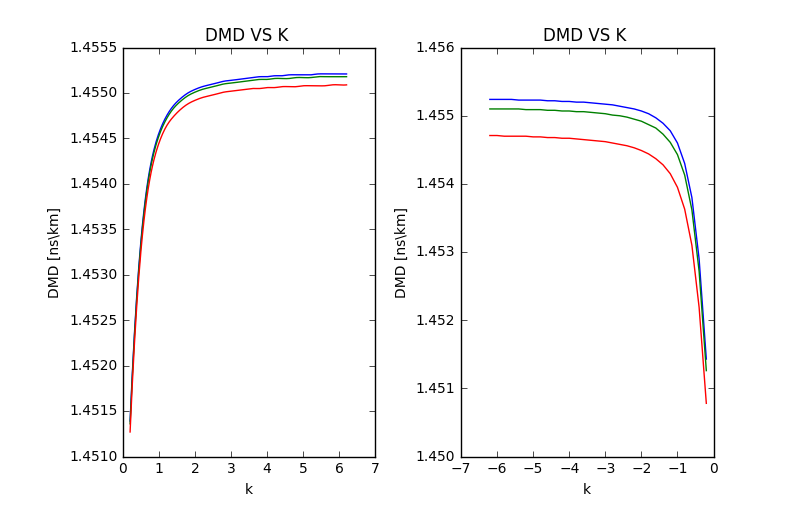
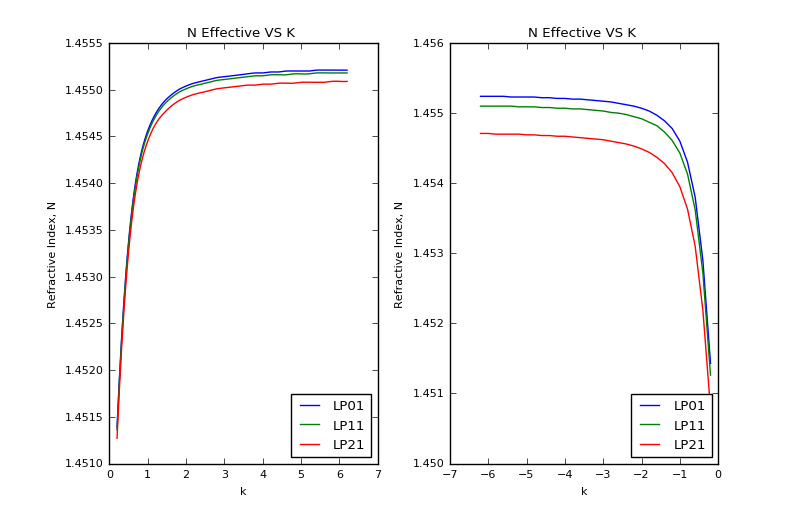
Before and after one commit to fakabbir/Few-Mode-Fiber, a Jupyter notebook: design1/Des_plot.ipynb, the cells around one changed output. Drawn from its saved outputs; the diff is of its cells as text; code cells hidden in the pictures.

```diff
--- a/design1/Des_plot.ipynb
+++ b/design1/Des_plot.ipynb
@@ -38,38 +40,43 @@ plt.show()
 # %%
 plt.figure()
-plt.rcParams.update({'font.size': 8})
-
+#plt.rcParams.update({'font.size': 8})
+plt.figure(figsize=(15,10))
 x1pos_smooth=np.linspace(x1pos.min(),x1pos.max(),300)
 y1pos_smooth=spline(x1pos,y1pos,x1pos_smooth)
 plt.subplot(2,2,1)
-plt.plot(x1pos_smooth,y1pos_smooth)
+plt.plot(x1pos_smooth,y1pos_smooth,label='T(LP11-LP01)')
 plt.xlabel("k")
 plt.ylabel("DMD [ns\km]")
 plt.title("DMD VS K ")
+plt.legend(loc='upper right')
 
 x2pos_smooth=np.linspace(x2pos.min(),x2pos.max(),300)
 y2pos_smooth=spline(x2pos,y2pos,x2pos_smooth)
 plt.subplot(2,2,2)
-plt.plot(x2pos_smooth,y2pos_smooth)
+plt.plot(x2pos_smooth,y2pos_smooth,label='T(LP21-LP01)')
 plt.xlabel("k")
 plt.ylabel("DMD [ns\km]")
 plt.title("DMD VS K ")
+plt.legend(loc='upper right')
 
 x1neg_smooth=np.linspace(x1neg.min(),x1neg.max(),300)
 y1neg_smooth=spline(x1neg,y1neg,x1neg_smooth)
 plt.subplot(2,2,3)
-plt.plot(x1neg_smooth,y1neg_smooth)
+plt.plot(x1neg_smooth,y1neg_smooth,label='T(LP11-LP01)')
 plt.xlabel("k")
 plt.ylabel("DMD [ns\km]")
 plt.title("DMD VS K ")
+plt.legend(loc='upper left')
 
 x2neg_smooth=np.linspace(x2neg.min(),x2neg.max(),300)
 y2neg_smooth=spline(x2neg,y2neg,x2neg_smooth)
 plt.subplot(2,2,4)
-plt.plot(x2neg_smooth,y2neg_smooth)
+plt.plot(x2neg_smooth,y2neg_smooth,label="T(LP21-LP01)")
 plt.xlabel("k")
 plt.ylabel("DMD [ns\km]")
 plt.title("DMD VS K ")
+plt.legend(loc='upper left')
 plt.tight_layout()
-plt.show()
+#plt.show()
+plt.savefig('seperate_dmd.png')
 # %% [output]
@@ -77,42 +85,45 @@ plt.show()
 # %%
 plt.figure(figsize=(7,5))
 y_formatter = matplotlib.ticker.ScalarFormatter(useOffset=False)
 
 neff0 = np.genfromtxt('neff_01.txt',delimiter=' ')
 neff1 = np.genfromtxt('neff_11.txt',delimiter=' ')
 neff2 = np.genfromtxt('neff_21.txt',delimiter=' ')
 #splie fit
 neff0_smooth=spline(x1pos,neff0,x1pos_smooth)
 neff1_smooth=spline(x1pos,neff1,x1pos_smooth)
 neff2_smooth=spline(x1pos,neff2,x1pos_smooth)
 
 plt.subplot(1,2,1)
-plt.plot(x1pos_smooth,neff0_smooth)
-plt.plot(x1pos_smooth,neff1_smooth)
-plt.plot(x1pos_smooth,neff2_smooth)
+plt.plot(x1pos_smooth,neff0_smooth,label='LP01')
+plt.plot(x1pos_smooth,neff1_smooth,label='LP11')
+plt.plot(x1pos_smooth,neff2_smooth,label='LP21')
 plt.xlabel("k")
-plt.ylabel("DMD [ns\km]")
-plt.title("DMD VS K ")
+plt.ylabel("Refractive Index, N")
+plt.title("N Effective VS K ")
+plt.legend(loc='lower right')
 plt.gca().yaxis.set_major_formatter(y_formatter)
 #plt.show()
 ###########
 neff0neg = np.genfromtxt('neff_01neg.txt',delimiter=' ')
 neff1neg = np.genfromtxt('neff_11neg.txt',delimiter=' ')
 neff2neg = np.genfromtxt('neff_21neg.txt',delimiter=' ')
 #splie fit
 neff0neg_smooth=spline(x1pos,neff0,x1neg_smooth)
 neff1neg_smooth=spline(x1pos,neff1,x1neg_smooth)
 neff2neg_smooth=spline(x1pos,neff2,x1neg_smooth)
 
 plt.subplot(1,2,2)
-plt.plot(x1neg,neff0neg)
-plt.plot(x1neg,neff1neg)
-plt.plot(x1neg,neff2neg)
+plt.plot(x1neg,neff0neg,label='LP01')
+plt.plot(x1neg,neff1neg,label='LP11')
+plt.plot(x1neg,neff2neg,label='LP21')
 plt.xlabel("k")
-plt.ylabel("DMD [ns\km]")
-plt.title("DMD VS K ")
+plt.ylabel("Refractive Index, N")
+plt.title("N Effective VS K ")
+plt.legend(loc='lower right')
 plt.gca().yaxis.set_major_formatter(y_formatter)
 plt.tight_layout()
-plt.show()
+#plt.show()
+plt.savefig('neffective_curve.png')
 # %% [output]
-[figure, old version]
+[figure, new version]
```
Also changed, not shown: parts of 3 cells of this notebook, 44 other files.
